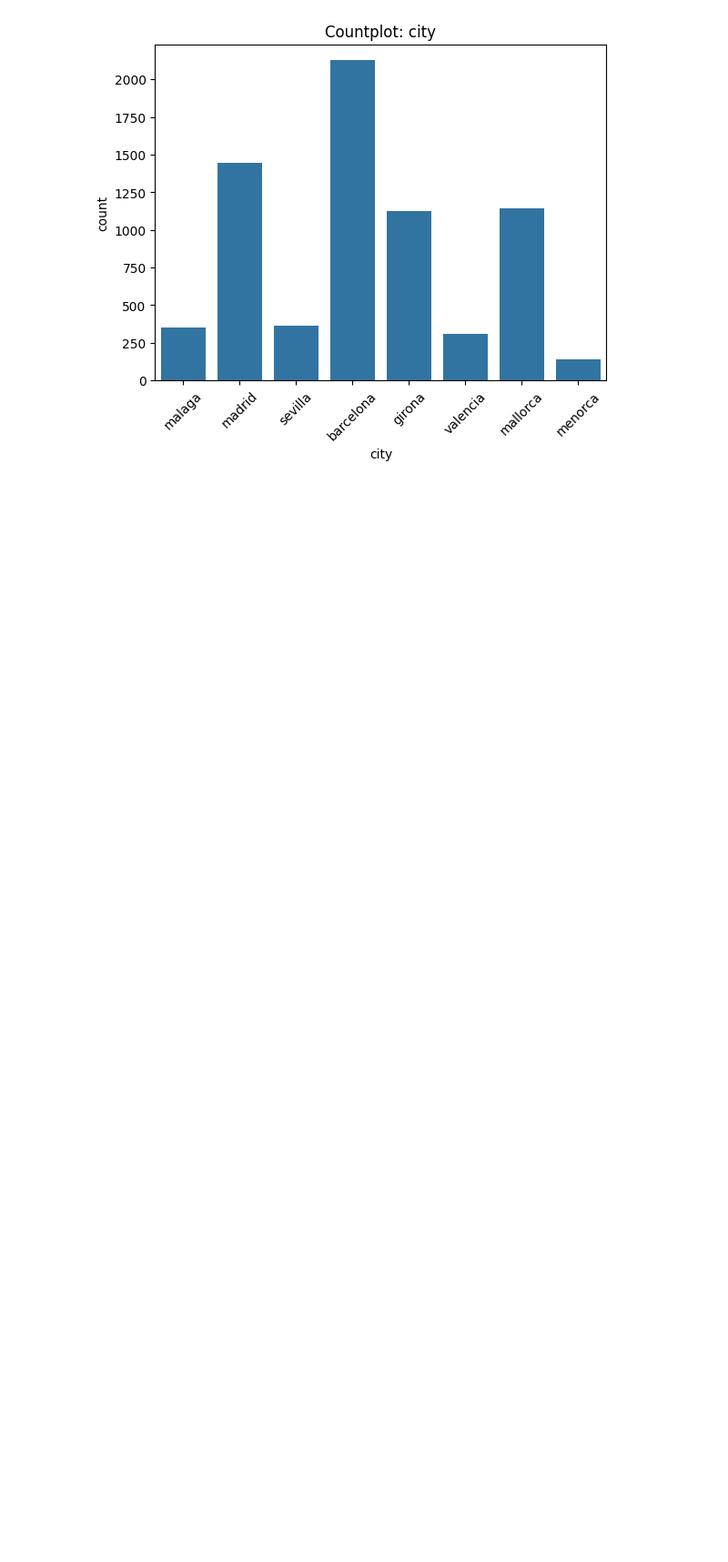
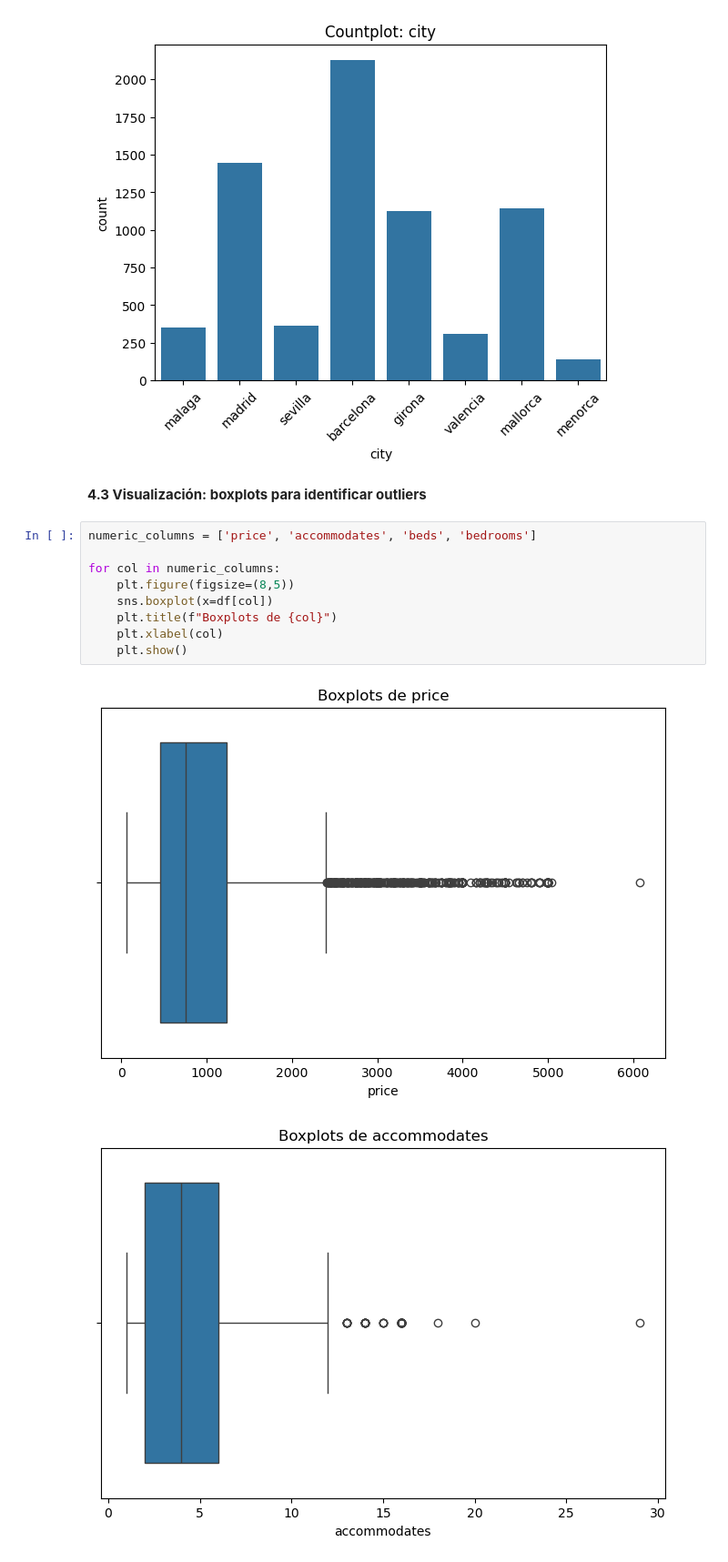
Before and after one commit to esrakesken/turismo-espana-it-academy, a Jupyter notebook: Scripts/EDA_19012026.ipynb, the cells around one changed output. Shown at 91% size. Cells and saved outputs as stored; diff of their text form; blank space fills up the shorter version.

Commit message:
#722 EDA Boxplots, Correlaciones, etc.

```diff
--- a/Scripts/EDA_19012026.ipynb
+++ b/Scripts/EDA_19012026.ipynb
@@ -173,3 +199,17 @@ for col in cols_nonum:
 [figure]
 [figure]
 [figure]
+# %% [markdown]
+**4.3 Visualización: boxplots para identificar outliers**
+# %%
+numeric_columns = ['price', 'accommodates', 'beds', 'bedrooms']
+
+for col in numeric_columns:
+    plt.figure(figsize=(8,5))
+    sns.boxplot(x=df[col])
+    plt.title(f"Boxplots de {col}")
+    plt.xlabel(col)
+    plt.show()
+# %% [output]
+[figure, added]
+[figure, added]
```
Also changed, not shown: parts of 6 cells of this notebook.
